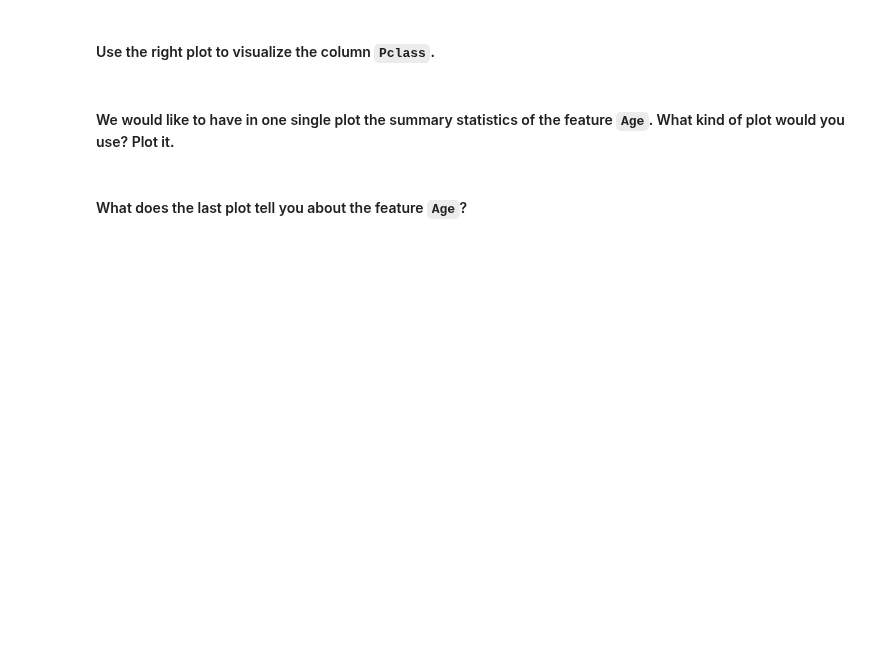
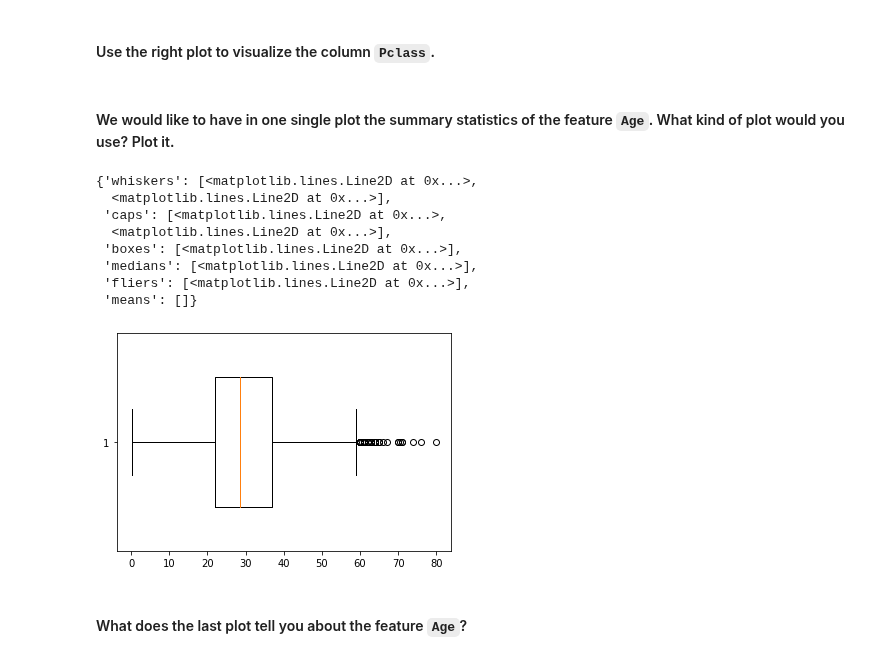
Before and after one commit to ta-data-lis/lab-matplotlib-seaborn, a Jupyter notebook: your-code/main.ipynb, the cells around one changed output. Saved outputs shown, nothing was run; the diff lists cells and outputs as text; code cells hidden in the pictures; blank space fills up the shorter version.

Commit message:
[lab-matplotlib-seaborn]-Sebastian Linares

```diff
--- a/your-code/main.ipynb
+++ b/your-code/main.ipynb
@@ -86,0 +128,4 @@ How the average number of steps change by month. Use the appropriate visualizati
+# %%
+# your code here
+df = pd.read_csv(r'C:\Users\Sebas!\Documents\GitHub\lab-matplotlib-seaborn\your-code\titanic.csv')
+df
@@ -105,2 +165,6 @@ How the average number of steps change by month. Use the appropriate visualizati
+# %%
+# your code here
+plt.style.use('classic')
+plt.figure(figsize= [12.6,12.6])
 # %% [markdown]
 #### Use the right visulalization to show the distribution of column `Age`.
@@ -137,3 +242,14 @@ your comments here
 #### We would like to have in one single plot the summary statistics of the feature `Age`. What kind of plot would you use? Plot it.
 # %%
 # your code here
+plt.boxplot(df['Age'],vert=False,widths=(0.6))
+# %% [output]
+{'whiskers': [<matplotlib.lines.Line2D at 0x...>,
+  <matplotlib.lines.Line2D at 0x...>],
+ 'caps': [<matplotlib.lines.Line2D at 0x...>,
+  <matplotlib.lines.Line2D at 0x...>],
+ 'boxes': [<matplotlib.lines.Line2D at 0x...>],
+ 'medians': [<matplotlib.lines.Line2D at 0x...>],
+ 'fliers': [<matplotlib.lines.Line2D at 0x...>],
+ 'means': []}
+[figure, added]
```
Also changed, not shown: parts of 49 cells of this notebook.
